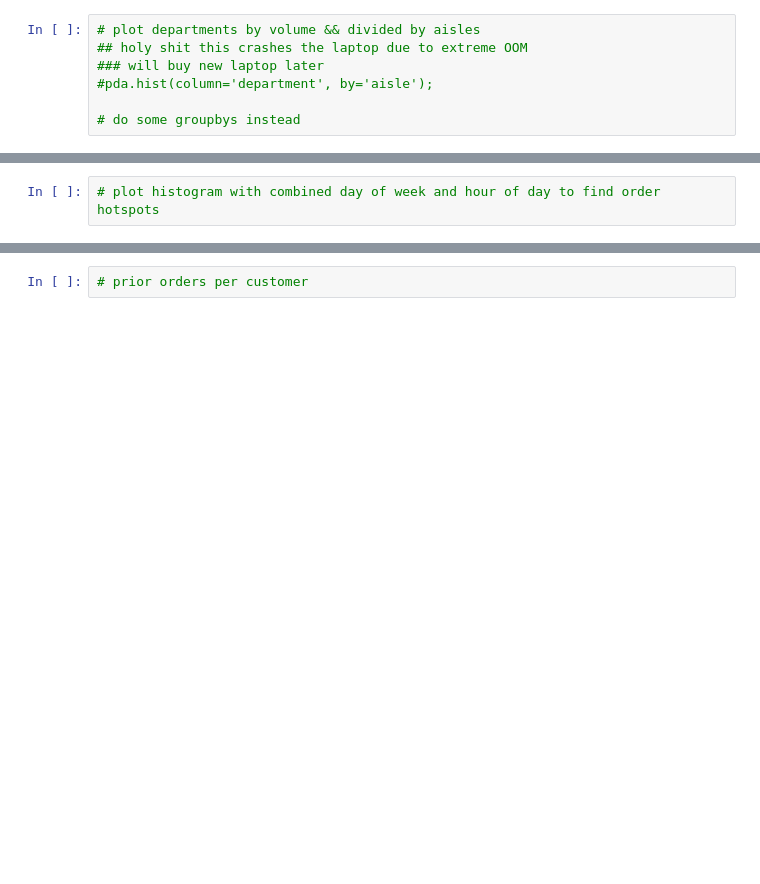
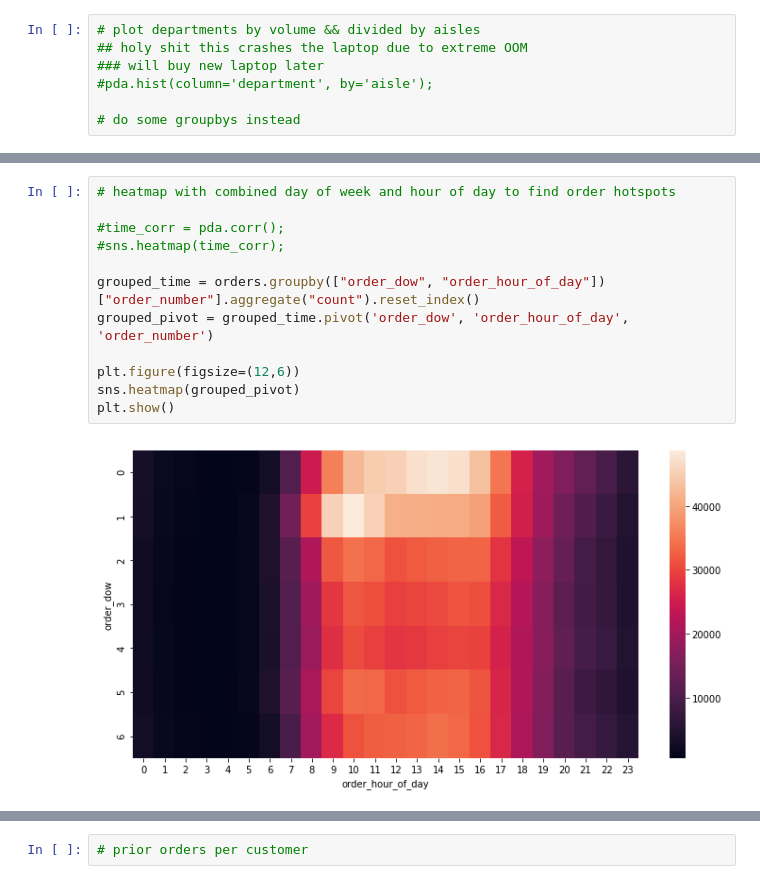
Before and after one commit to glamrock/ds-proj-notes, a Jupyter notebook: capstone_v1.ipynb, the cells around one changed output, grey strips where cells are left out. Cells and saved outputs as stored; diff of their text form; blank space fills up the shorter version.

```diff
--- a/capstone_v1.ipynb
+++ b/capstone_v1.ipynb
@@ -214,2 +273,14 @@ Name: aisle, Length: 134, dtype: int64
 # %%
-# plot histogram with combined day of week and hour of day to find order hotspots
+# heatmap with combined day of week and hour of day to find order hotspots
+
+#time_corr = pda.corr();
+#sns.heatmap(time_corr);
+
+grouped_time = orders.groupby(["order_dow", "order_hour_of_day"])["order_number"].aggregate("count").reset_index()
+grouped_pivot = grouped_time.pivot('order_dow', 'order_hour_of_day', 'order_number')
+
+plt.figure(figsize=(12,6))
+sns.heatmap(grouped_pivot)
+plt.show()
+# %% [output]
+[figure, added]
```
Also changed, not shown: parts of 28 cells of this notebook.
